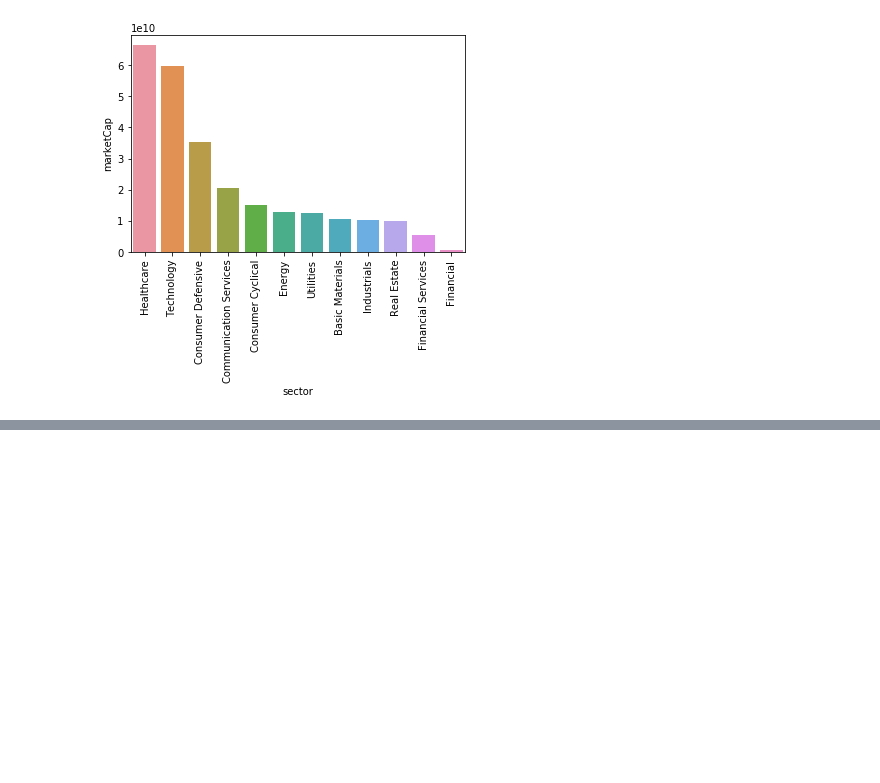
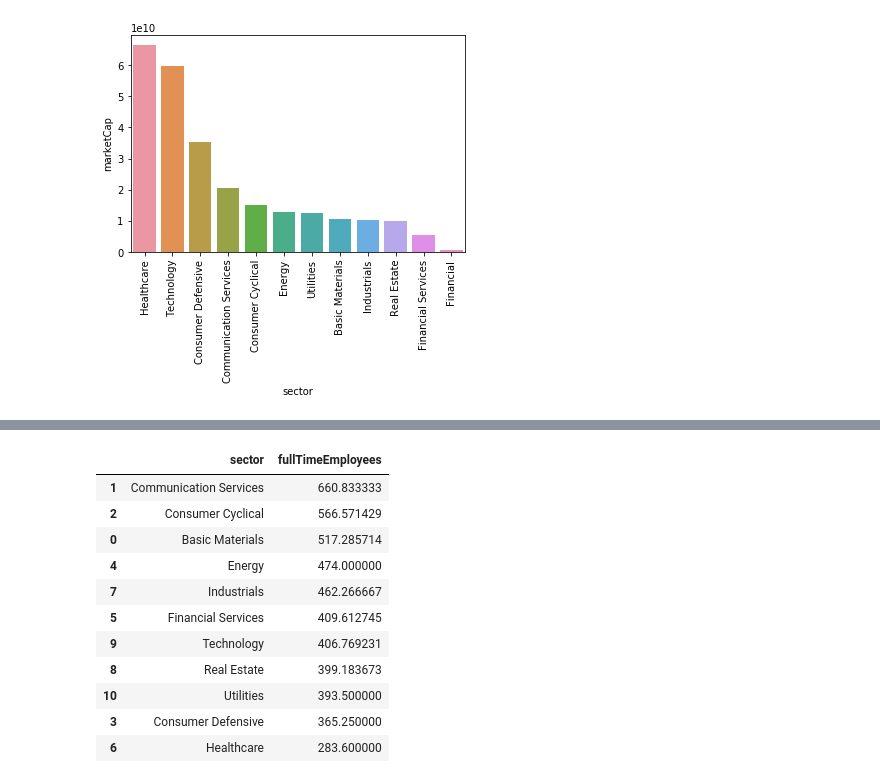
Before and after one commit to ipatel467/Stock-Market-Analysis, a Jupyter notebook: StocksP2.ipynb, the cells around one changed output, grey strips where cells are left out. Saved outputs shown, nothing was run; the diff lists cells and outputs as text; code cells hidden in the pictures; blank space fills up the shorter version.

```diff
--- a/StocksP2.ipynb
+++ b/StocksP2.ipynb
@@ -455,2 +450,15 @@ lflarge.groupby('sector').agg({'fullTimeEmployees':'mean'}).reset_index()
 # %%
-llm = llm.sort_values(by='fullTimeEmployees',ascending=False)
+mfe.sort_values(by='fullTimeEmployees',ascending=False)
+# %% [output]
+|  | sector | fullTimeEmployees |
+| 1 | Communication Services | 660.833333 |
+| 2 | Consumer Cyclical | 566.571429 |
+| 0 | Basic Materials | 517.285714 |
+| 4 | Energy | 474.000000 |
+| 7 | Industrials | 462.266667 |
+| 5 | Financial Services | 409.612745 |
+| 9 | Technology | 406.769231 |
+| 8 | Real Estate | 399.183673 |
+| 10 | Utilities | 393.500000 |
+| 3 | Consumer Defensive | 365.250000 |
+| 6 | Healthcare | 283.600000 |
```
Also changed, not shown: parts of 5 cells of this notebook.
